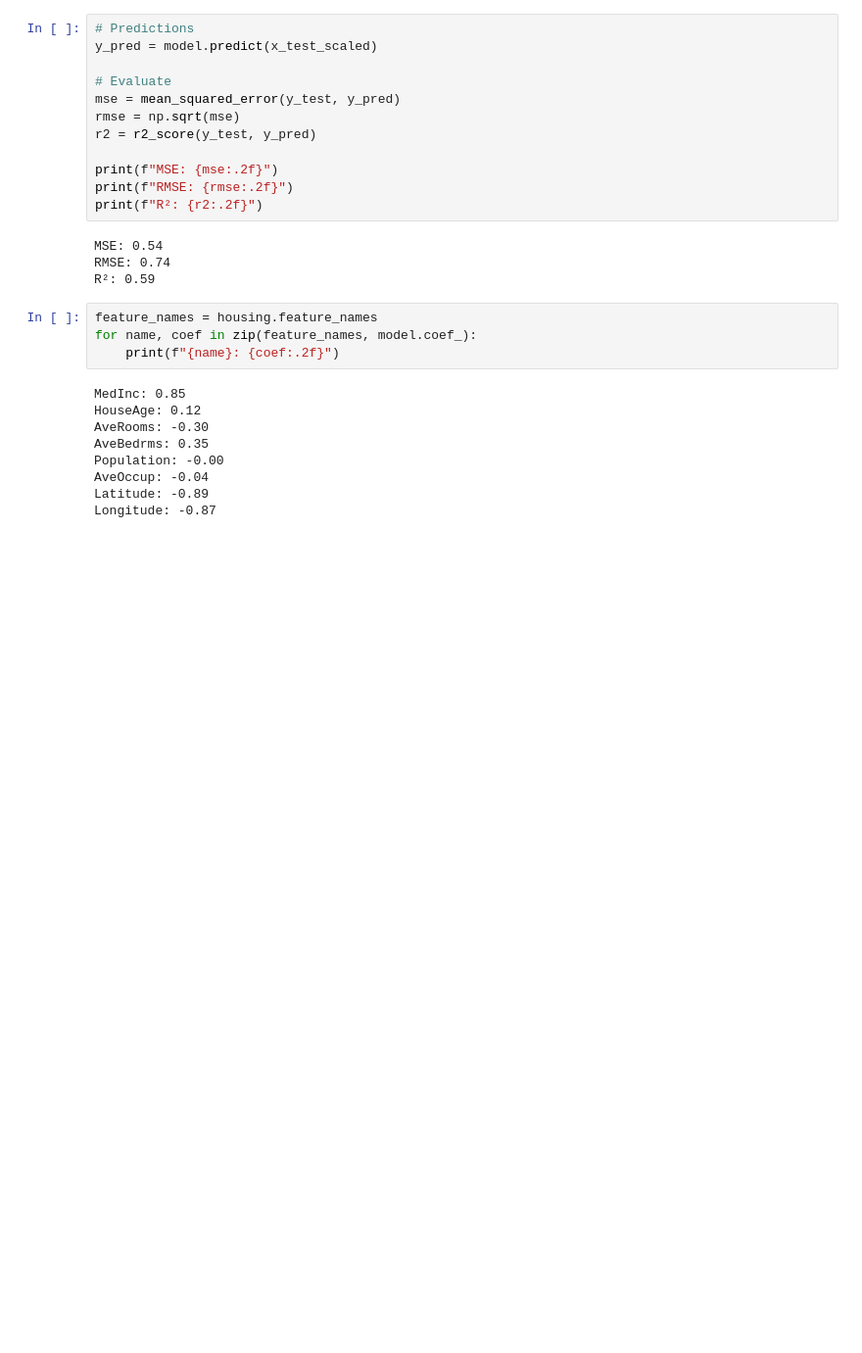
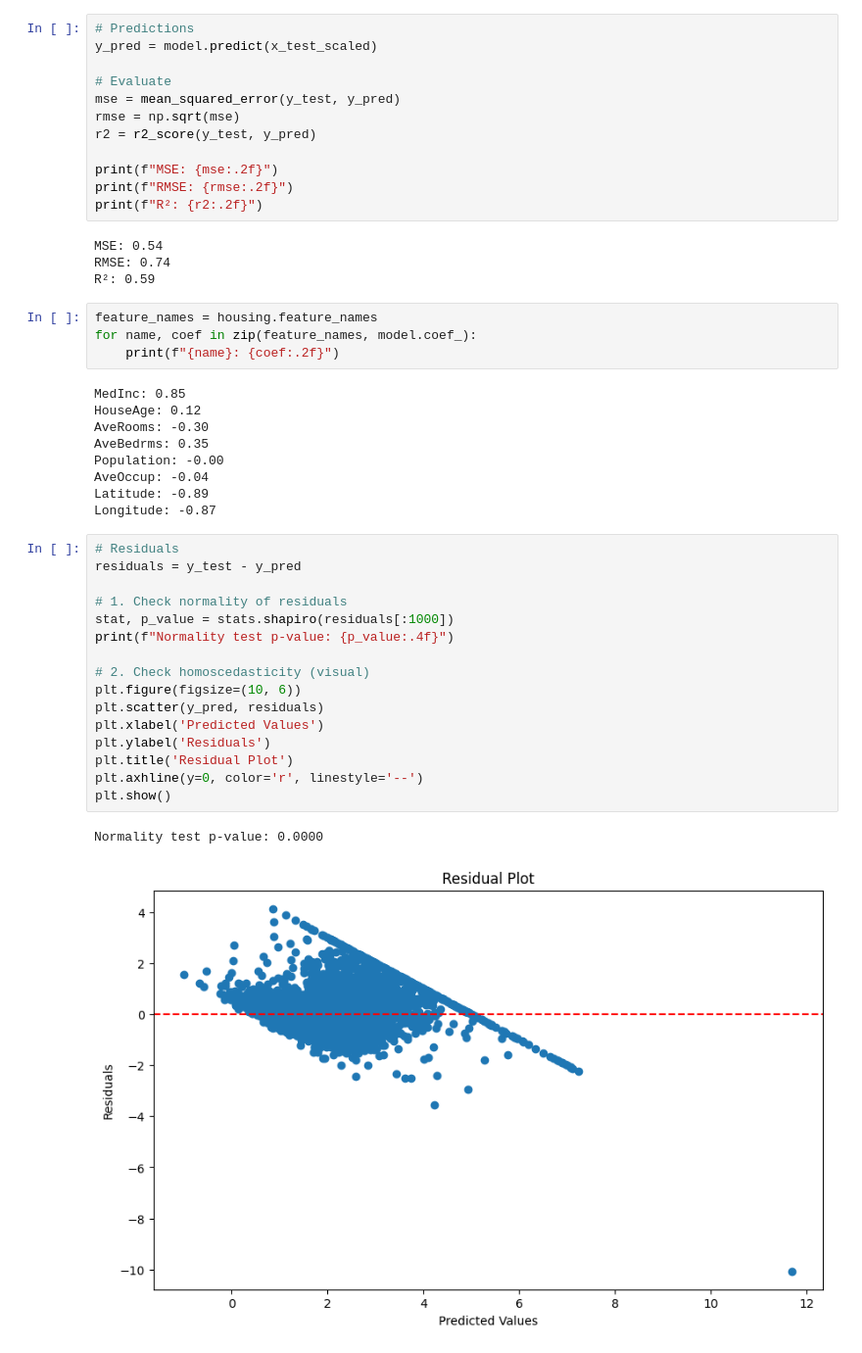
Before and after one commit to mdmohsin212/interview-prep, a Jupyter notebook: ML/Supervised Learning/Regression/Multiple_linear_regression.ipynb, the cells around one changed output. Shown at 98% size. Drawn from its saved outputs; the diff is of its cells as text; blank space fills up the shorter version.

```diff
--- a/ML/Supervised Learning/Regression/Multiple_linear_regression.ipynb
+++ b/ML/Supervised Learning/Regression/Multiple_linear_regression.ipynb
@@ -54,3 +56,22 @@ Population: -0.00
 AveOccup: -0.04
 Latitude: -0.89
 Longitude: -0.87
+# %%
+# Residuals
+residuals = y_test - y_pred
+
+# 1. Check normality of residuals
+stat, p_value = stats.shapiro(residuals[:1000])
+print(f"Normality test p-value: {p_value:.4f}")
+
+# 2. Check homoscedasticity (visual)
+plt.figure(figsize=(10, 6))
+plt.scatter(y_pred, residuals)
+plt.xlabel('Predicted Values')
+plt.ylabel('Residuals')
+plt.title('Residual Plot')
+plt.axhline(y=0, color='r', linestyle='--')
+plt.show()
+# %% [output]
+Normality test p-value: 0.0000
+[figure, added]
```
Also changed, not shown: parts of 3 cells of this notebook.
